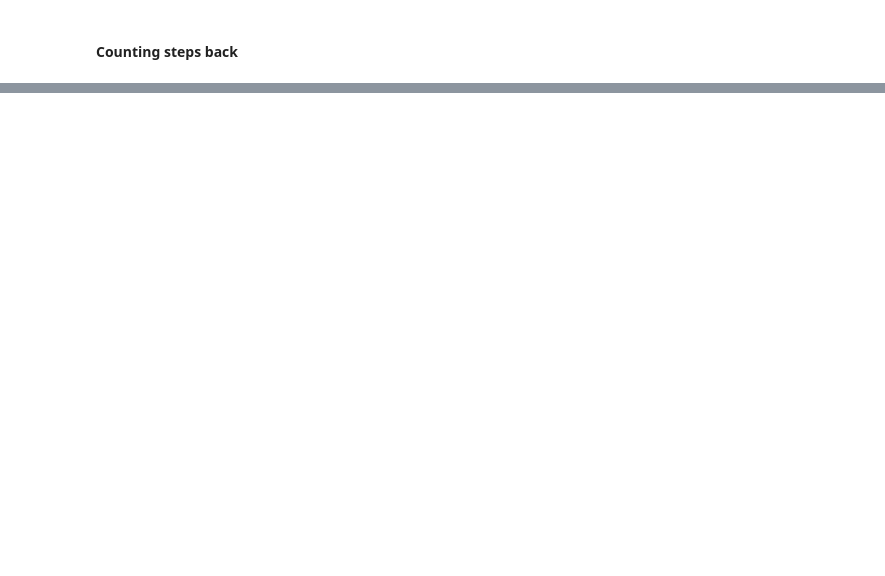
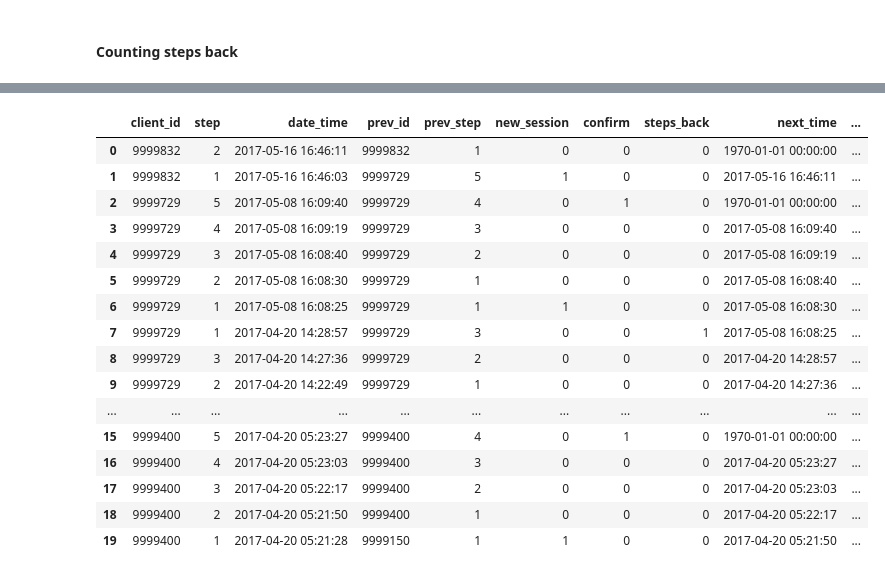
Before and after one commit to dimitsagk/AB_Testing_Analysis, a Jupyter notebook: notebooks/Project_2_02Cleaning+EDA.ipynb, the cells around one changed output, grey strips where cells are left out. Saved outputs shown, nothing was run; the diff lists cells and outputs as text; code cells hidden in the pictures; blank space fills up the shorter version.

Commit message:
Staring with new dataframe, organized per visitor session

```diff
--- a/notebooks/Project_2_02Cleaning+EDA.ipynb
+++ b/notebooks/Project_2_02Cleaning+EDA.ipynb
@@ -790,0 +723,29 @@ df_roster['variation'].value_counts()
+# %%
+df_3 = df_test_fltrd.copy()
+# %%
+# Here I am calculating the time spent on each step
+# I consider that the 'confirm' is just the final confirmation, there is no need there for user input
+# For that I need tho subtract the time from the next step to the current time
+
+df_3['next_time'] = '1970-01-01 00:00:00'
+
+df_3.loc[df_3['client_id'] == df_3['next_id'], 'next_time'] = df_3['date_time'].shift(1, fill_value='1970-01-01 00:00:00')
+
+# Formatting it as datetime
+df_3['next_time'] = pd.to_datetime(df_3['next_time'],format='%Y-%m-%d %H:%M:%S')
+
+df_3['step_time'] = df_3['next_time'] - df_3['date_time']
+# %%
+# Cleaning up the wrong inputs more than 1000 days
+# I used instead of NaN, the date from 1970
+
+# Actually, I am going to filter out any step duration of more than 1h.
+# I consider that any time above that is not spent on the step, but rather is because the process has been stoppes byt the user
+# df_3.step_time.quantile(0.9) # ('0 days 00:03:57')
+
+threshold = datetime.timedelta(hours=1)
+
+df_3.loc[(df_3['step_time'] > threshold) | (df_3['step_time'] < - threshold), 'step_time'] = '0 days 00:00:00'
+# %%
+# Dropping some columns that I will not need further
+df_3.drop(columns=(['next_id','next_step','prev_time','diff_time']), inplace=True)
@@ -790,0 +781,21 @@ df_roster['variation'].value_counts()
+# %%
+#df_3.drop(columns=(['next_id','next_step']), inplace=True)
+df_3.head(20)
+# %% [output]
+|  | client_id | step | date_time | prev_id | prev_step | new_session | confirm | steps_back | next_time | ... |
+| 0 | 9999832 | 2 | 2017-05-16 16:46:11 | 9999832 | 1 | 0 | 0 | 0 | 1970-01-01 00:00:00 | ... |
+| 1 | 9999832 | 1 | 2017-05-16 16:46:03 | 9999729 | 5 | 1 | 0 | 0 | 2017-05-16 16:46:11 | ... |
+| 2 | 9999729 | 5 | 2017-05-08 16:09:40 | 9999729 | 4 | 0 | 1 | 0 | 1970-01-01 00:00:00 | ... |
+| 3 | 9999729 | 4 | 2017-05-08 16:09:19 | 9999729 | 3 | 0 | 0 | 0 | 2017-05-08 16:09:40 | ... |
+| 4 | 9999729 | 3 | 2017-05-08 16:08:40 | 9999729 | 2 | 0 | 0 | 0 | 2017-05-08 16:09:19 | ... |
+| 5 | 9999729 | 2 | 2017-05-08 16:08:30 | 9999729 | 1 | 0 | 0 | 0 | 2017-05-08 16:08:40 | ... |
+| 6 | 9999729 | 1 | 2017-05-08 16:08:25 | 9999729 | 1 | 1 | 0 | 0 | 2017-05-08 16:08:30 | ... |
+| 7 | 9999729 | 1 | 2017-04-20 14:28:57 | 9999729 | 3 | 0 | 0 | 1 | 2017-05-08 16:08:25 | ... |
+| 8 | 9999729 | 3 | 2017-04-20 14:27:36 | 9999729 | 2 | 0 | 0 | 0 | 2017-04-20 14:28:57 | ... |
+| 9 | 9999729 | 2 | 2017-04-20 14:22:49 | 9999729 | 1 | 0 | 0 | 0 | 2017-04-20 14:27:36 | ... |
+| ... | ... | ... | ... | ... | ... | ... | ... | ... | ... | ... |
+| 15 | 9999400 | 5 | 2017-04-20 05:23:27 | 9999400 | 4 | 0 | 1 | 0 | 1970-01-01 00:00:00 | ... |
+| 16 | 9999400 | 4 | 2017-04-20 05:23:03 | 9999400 | 3 | 0 | 0 | 0 | 2017-04-20 05:23:27 | ... |
+| 17 | 9999400 | 3 | 2017-04-20 05:22:17 | 9999400 | 2 | 0 | 0 | 0 | 2017-04-20 05:23:03 | ... |
+| 18 | 9999400 | 2 | 2017-04-20 05:21:50 | 9999400 | 1 | 0 | 0 | 0 | 2017-04-20 05:22:17 | ... |
+| 19 | 9999400 | 1 | 2017-04-20 05:21:28 | 9999150 | 1 | 1 | 0 | 0 | 2017-04-20 05:21:50 | ... |
```
Also changed, not shown: parts of 44 cells of this notebook.
